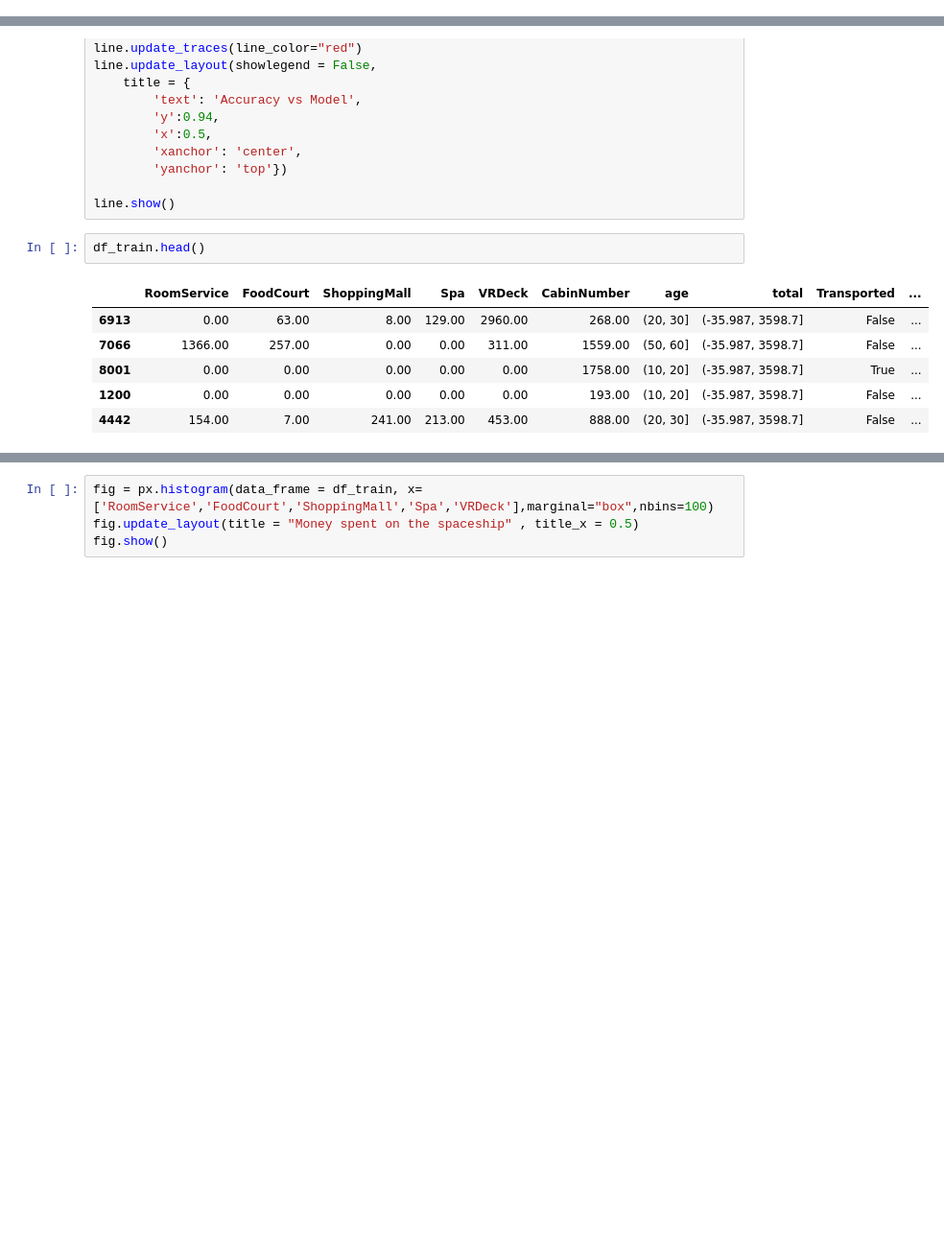
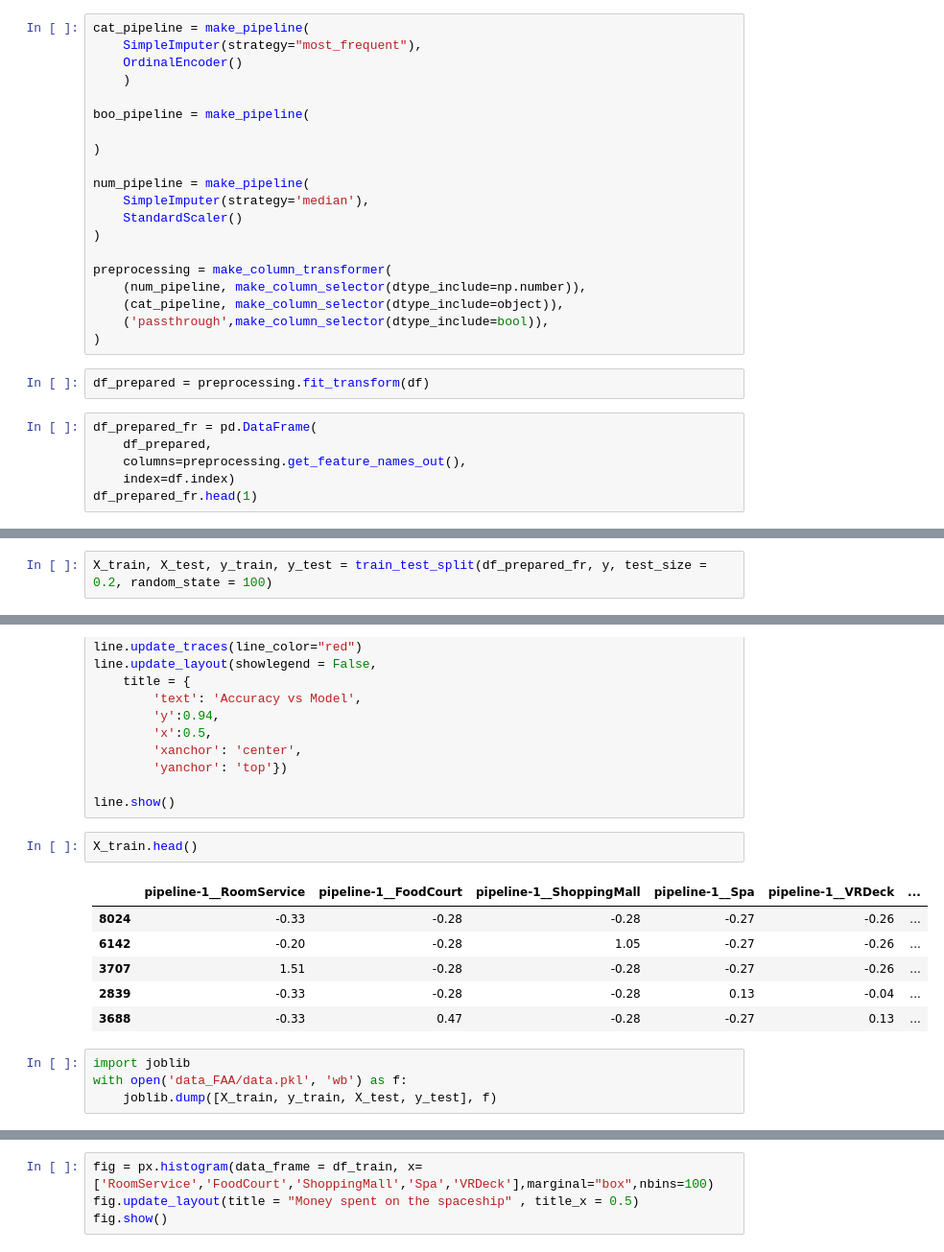
Before and after one commit to JoaoAnt42/FAA_TitanicSpace, a Jupyter notebook: 1_FAA_graphs.ipynb, the cells around one changed output, grey strips where cells are left out. Shown: that part at 96% size. Saved outputs shown, nothing was run; the diff lists cells and outputs as text; blank space fills up the shorter version.

Commit message:
pipeline remake

```diff
--- a/1_FAA_graphs.ipynb
+++ b/1_FAA_graphs.ipynb
@@ -137,0 +106,28 @@ X_test, y_test = split_x_y(df_test)
+# %%
+cat_pipeline = make_pipeline(
+    SimpleImputer(strategy="most_frequent"),
+    OrdinalEncoder()
+    )
+
+boo_pipeline = make_pipeline(
+
+)
+
+num_pipeline = make_pipeline(
+    SimpleImputer(strategy='median'),
+    StandardScaler()
+)
+
+preprocessing = make_column_transformer(
+    (num_pipeline, make_column_selector(dtype_include=np.number)),
+    (cat_pipeline, make_column_selector(dtype_include=object)),
+    ('passthrough',make_column_selector(dtype_include=bool)),
+)
+# %%
+df_prepared = preprocessing.fit_transform(df)
+# %%
+df_prepared_fr = pd.DataFrame(
+    df_prepared,
+    columns=preprocessing.get_feature_names_out(),
+    index=df.index)
+df_prepared_fr.head(1)
@@ -138,3 +137,5 @@ X_test, y_test = split_x_y(df_test)
+# %%
+X_train, X_test, y_train, y_test = train_test_split(df_prepared_fr, y, test_size = 0.2, random_state = 100)
 # %%
 clf = LazyClassifier(verbose=0,
                      ignore_warnings=True,
@@ -183,14 +184,18 @@ line.update_layout(showlegend = False,
 
 line.show()
 # %%
-df_train.head()
+X_train.head()
 # %% [output]
-|  | RoomService | FoodCourt | ShoppingMall | Spa | VRDeck | CabinNumber | age | total | Transported | ... |
-| 6913 | 0.00 | 63.00 | 8.00 | 129.00 | 2960.00 | 268.00 | (20, 30] | (-35.987, 3598.7] | False | ... |
-| 7066 | 1366.00 | 257.00 | 0.00 | 0.00 | 311.00 | 1559.00 | (50, 60] | (-35.987, 3598.7] | False | ... |
-| 8001 | 0.00 | 0.00 | 0.00 | 0.00 | 0.00 | 1758.00 | (10, 20] | (-35.987, 3598.7] | True | ... |
-| 1200 | 0.00 | 0.00 | 0.00 | 0.00 | 0.00 | 193.00 | (10, 20] | (-35.987, 3598.7] | False | ... |
-| 4442 | 154.00 | 7.00 | 241.00 | 213.00 | 453.00 | 888.00 | (20, 30] | (-35.987, 3598.7] | False | ... |
+|  | pipeline-1__RoomService | pipeline-1__FoodCourt | pipeline-1__ShoppingMall | pipeline-1__Spa | pipeline-1__VRDeck | ... |
+| 8024 | -0.33 | -0.28 | -0.28 | -0.27 | -0.26 | ... |
+| 6142 | -0.20 | -0.28 | 1.05 | -0.27 | -0.26 | ... |
+| 3707 | 1.51 | -0.28 | -0.28 | -0.27 | -0.26 | ... |
+| 2839 | -0.33 | -0.28 | -0.28 | 0.13 | -0.04 | ... |
+| 3688 | -0.33 | 0.47 | -0.28 | -0.27 | 0.13 | ... |
+# %%
+import joblib
+with open('data_FAA/data.pkl', 'wb') as f:
+    joblib.dump([X_train, y_train, X_test, y_test], f)
 # %%
 # Tentar visualizar a dependência de Transported com as variáveis binárias (ou com poucos elementos)
 # Fazer o mesmo com as novas features (p.e. Age depois de agrupar)
```
Also changed, not shown: parts of 14 cells of this notebook, 5 other files.
